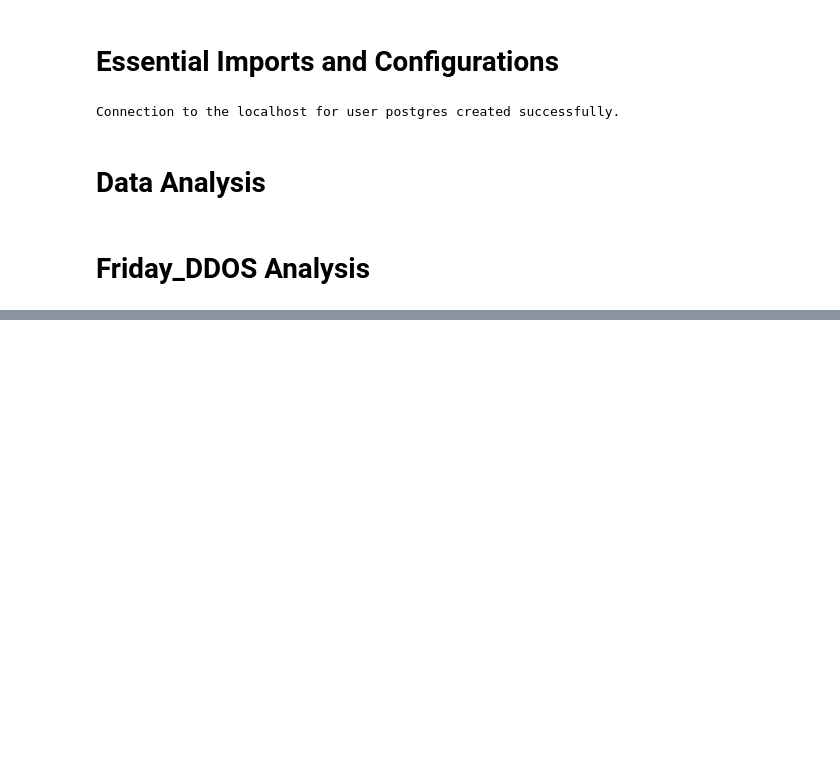
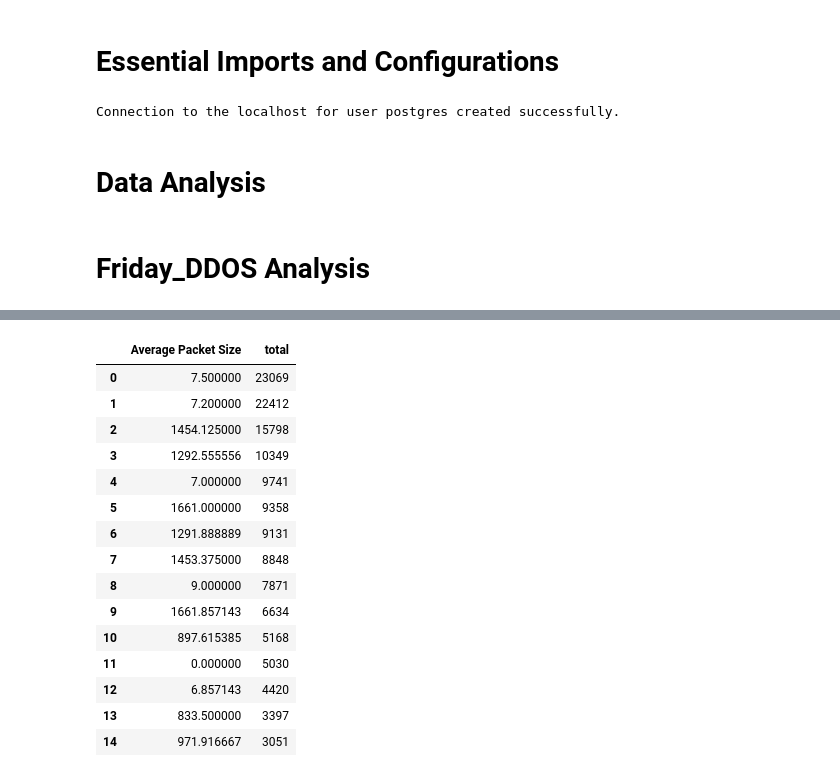
Before and after one commit to lka1459/cybersecurity-analytics-dashboard, a Jupyter notebook: notebook/01_analysis.ipynb, the cells around one changed output, grey strips where cells are left out. Cells and saved outputs as stored; diff of their text form; code cells hidden in the pictures; blank space fills up the shorter version.

```diff
--- a/notebook/01_analysis.ipynb
+++ b/notebook/01_analysis.ipynb
@@ -150,0 +173,21 @@ After removing missing values: (225741, 79)
+# %%
+packet_size = query_database('SELECT " Average Packet Size", COUNT(*) AS total FROM "Friday_Afternoon-DDos" GROUP BY  " Average Packet Size" ORDER BY total DESC')
+# %%
+packet_size.head(15)
+# %% [output]
+|  | Average Packet Size | total |
+| 0 | 7.500000 | 23069 |
+| 1 | 7.200000 | 22412 |
+| 2 | 1454.125000 | 15798 |
+| 3 | 1292.555556 | 10349 |
+| 4 | 7.000000 | 9741 |
+| 5 | 1661.000000 | 9358 |
+| 6 | 1291.888889 | 9131 |
+| 7 | 1453.375000 | 8848 |
+| 8 | 9.000000 | 7871 |
+| 9 | 1661.857143 | 6634 |
+| 10 | 897.615385 | 5168 |
+| 11 | 0.000000 | 5030 |
+| 12 | 6.857143 | 4420 |
+| 13 | 833.500000 | 3397 |
+| 14 | 971.916667 | 3051 |
```
Also changed, not shown: parts of 11 cells of this notebook, 4 other files.
